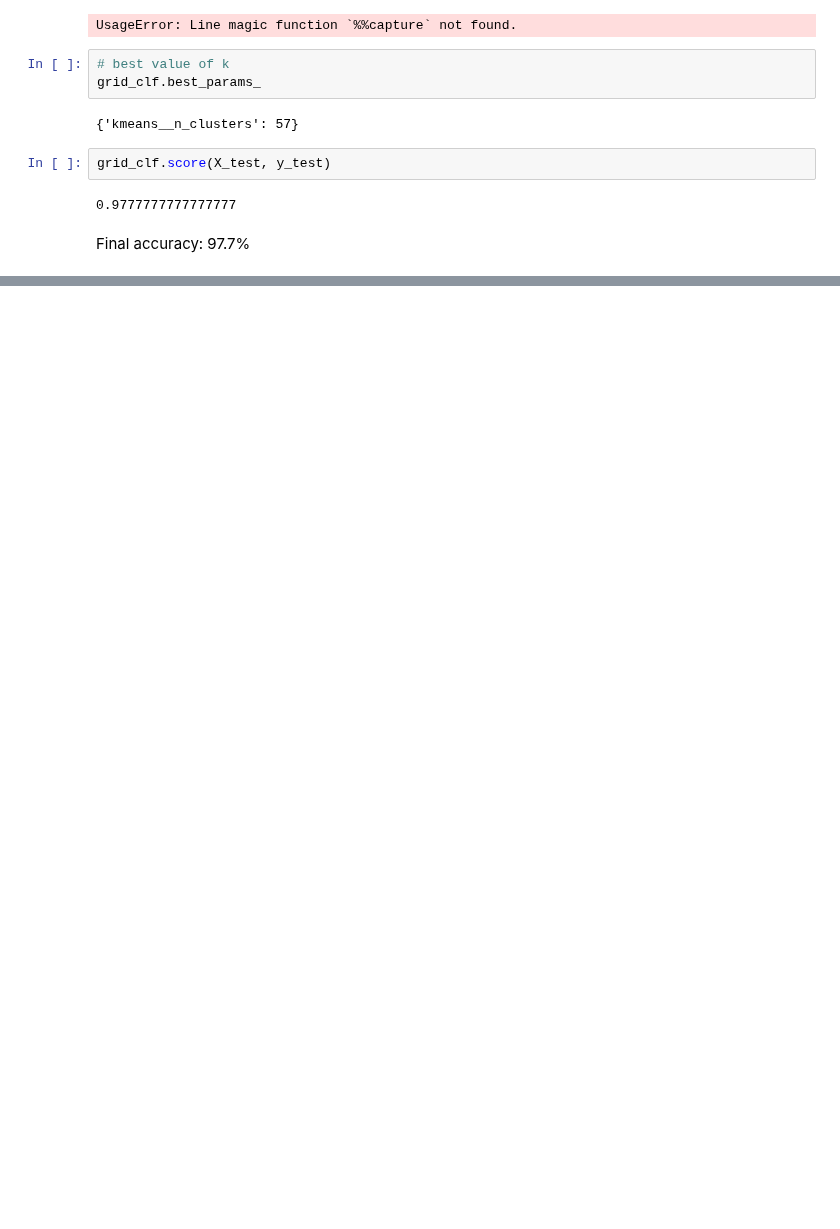
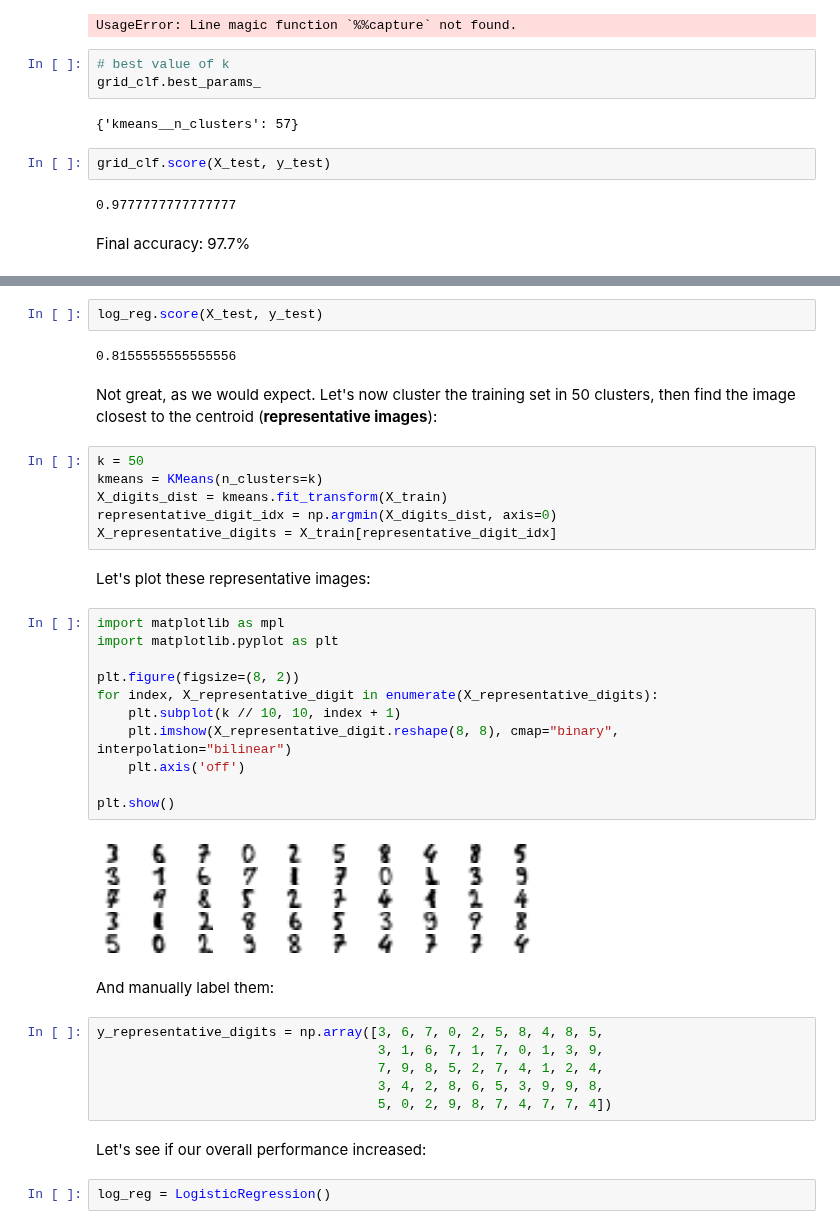
Before and after one commit to giuseppebaldini/ml-scikit-keras-tensorflow, a Jupyter notebook: 09.Unsupervised_Learning.ipynb, the cells around one changed output, grey strips where cells are left out. Cells and saved outputs as stored; diff of their text form; blank space fills up the shorter version.

```diff
--- a/09.Unsupervised_Learning.ipynb
+++ b/09.Unsupervised_Learning.ipynb
@@ -204,0 +217,39 @@ Final accuracy: 97.7%
+# %%
+log_reg.score(X_test, y_test)
+# %% [output]
+0.8155555555555556
+# %% [markdown]
+Not great, as we would expect. Let's now cluster the training set in 50 clusters, then find the image closest to the centroid (**representative images**):
+# %%
+k = 50
+kmeans = KMeans(n_clusters=k)
+X_digits_dist = kmeans.fit_transform(X_train)
+representative_digit_idx = np.argmin(X_digits_dist, axis=0)
+X_representative_digits = X_train[representative_digit_idx]
+# %% [markdown]
+Let's plot these representative images:
+# %%
+import matplotlib as mpl
+import matplotlib.pyplot as plt
+
+plt.figure(figsize=(8, 2))
+for index, X_representative_digit in enumerate(X_representative_digits):
+    plt.subplot(k // 10, 10, index + 1)
+    plt.imshow(X_representative_digit.reshape(8, 8), cmap="binary", interpolation="bilinear")
+    plt.axis('off')
+
+plt.show()
+# %% [output]
+[figure, added]
+# %% [markdown]
+And manually label them:
+# %%
+y_representative_digits = np.array([3, 6, 7, 0, 2, 5, 8, 4, 8, 5,
+                                    3, 1, 6, 7, 1, 7, 0, 1, 3, 9,
+                                    7, 9, 8, 5, 2, 7, 4, 1, 2, 4,
+                                    3, 4, 2, 8, 6, 5, 3, 9, 9, 8,
+                                    5, 0, 2, 9, 8, 7, 4, 7, 7, 4])
+# %% [markdown]
+Let's see if our overall performance increased:
+# %%
+log_reg = LogisticRegression()
```
Also changed, not shown: parts of 26 cells of this notebook.
